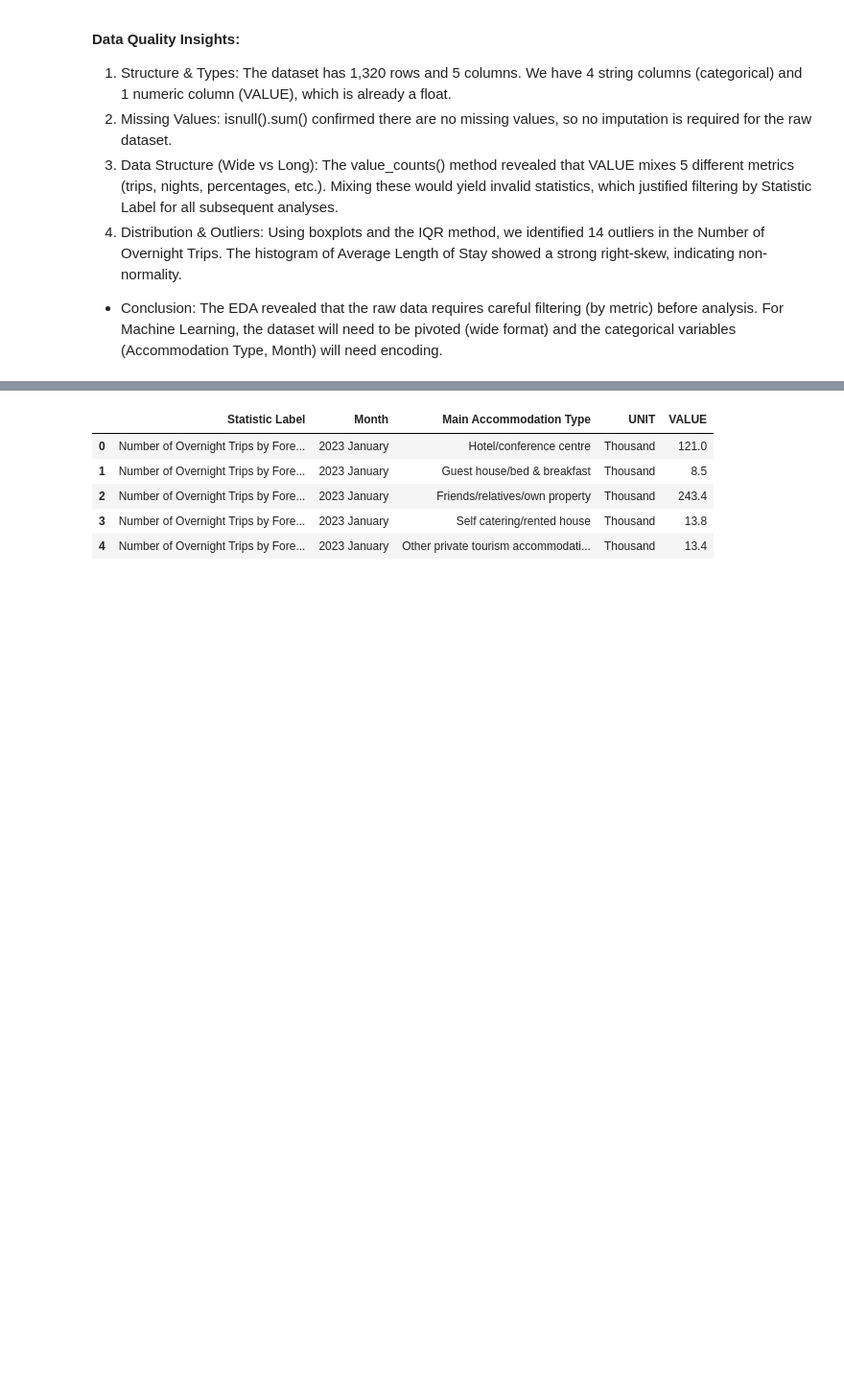
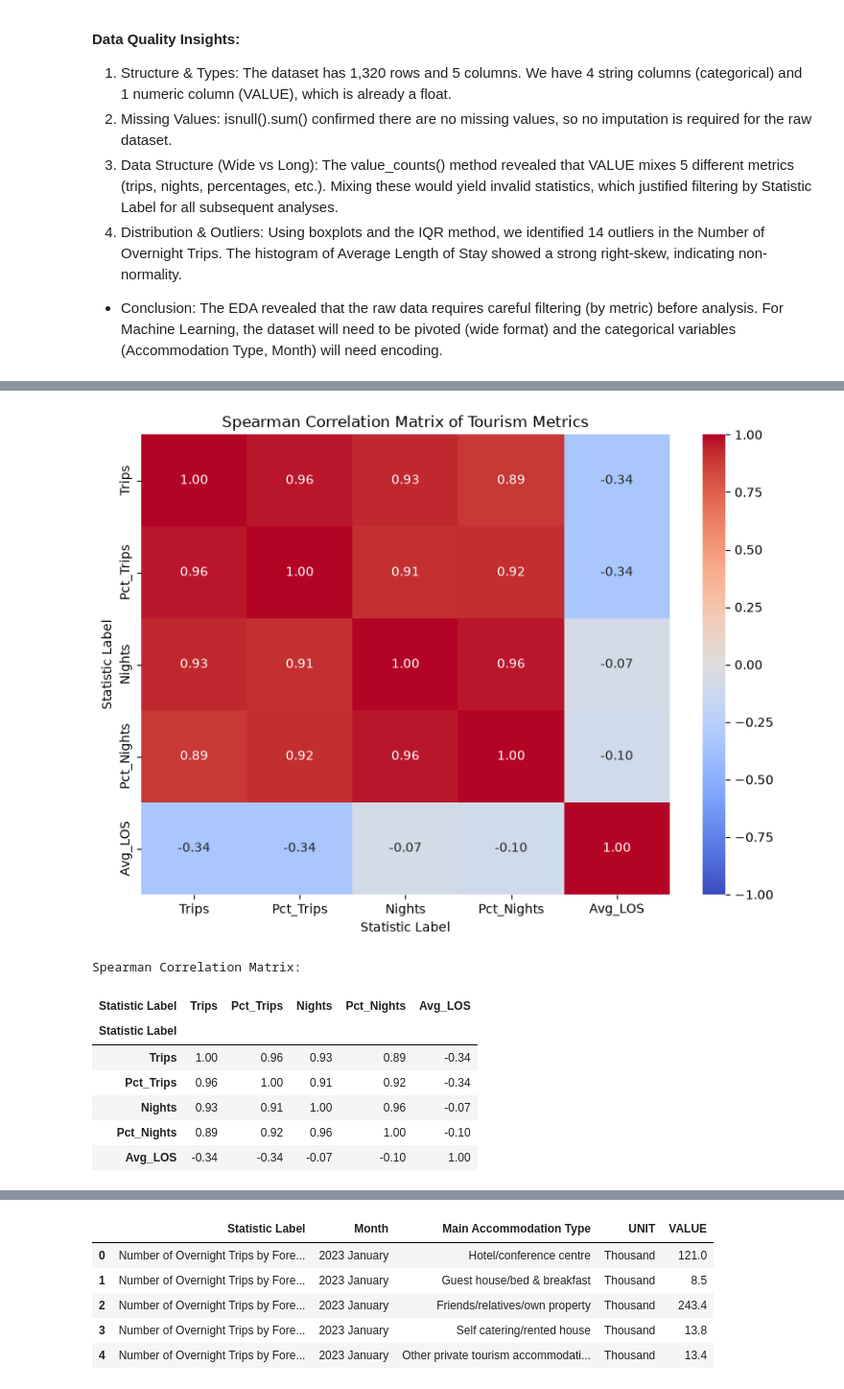
Before and after one commit to 2026628-design/AssignTourism, a Jupyter notebook: TourismDieg.ipynb, the cells around one changed output, grey strips where cells are left out. Shown at 96% size. Drawn from its saved outputs; the diff is of its cells as text; code cells hidden in the pictures; blank space fills up the shorter version.

```diff
--- a/TourismDieg.ipynb
+++ b/TourismDieg.ipynb
@@ -92,0 +97,21 @@ Before applying any statistical models, an Exploratory Data Analysis was conduct
+# %%
+# Pivot dataset to wide format
+ml_df = tourism.pivot_table(
+    index=['Month', 'Main Accommodation Type'],
+    columns='Statistic Label',
+    values='VALUE'
+).reset_index()
+
+# Rename columns using a dictionary
+ml_df = ml_df.rename(columns={
+    'Average Length of Stay of Foreign Visitors': 'Avg_LOS',
+    'Number of Nights by Foreign Visitors': 'Nights',
+    'Number of Overnight Trips by Foreign Visitors': 'Trips',
+    'Percentage of Nights by Foreign Visitors': 'Pct_Nights',
+    'Percentage of Overnight Trips by Foreign Visitors': 'Pct_Trips',
+    'Main Accommodation Type': 'Accommodation'
+})
+
+# Check the column names and the first row to verify the fix
+print("Column names:", ml_df.columns.tolist())
+print(ml_df.head(1))
@@ -92,0 +125,28 @@ Before applying any statistical models, an Exploratory Data Analysis was conduct
+# %%
+
+# 1. Select only the numeric metric columns (exclude text and encoded columns)
+corr_metrics = ml_df[['Trips', 'Pct_Trips', 'Nights', 'Pct_Nights', 'Avg_LOS']]
+
+# 2. Calculate Spearman correlation (robust to non-normal data)
+corr_matrix = corr_metrics.corr(method='spearman')
+
+# 3. Plot the Heatmap
+plt.figure(figsize=(8, 6))
+sns.heatmap(corr_matrix, annot=True, fmt=".2f", cmap='coolwarm', center=0, vmin=-1, vmax=1)
+plt.title('Spearman Correlation Matrix of Tourism Metrics')
+plt.tight_layout()
+plt.show()
+
+# 4. Display the correlation matrix numerically
+print("Spearman Correlation Matrix:")
+display(corr_matrix.round(2))
+# %% [output]
+[figure, added]
+Spearman Correlation Matrix:
+| Statistic Label | Trips | Pct_Trips | Nights | Pct_Nights | Avg_LOS |
+| Statistic Label |  |  |  |  |  |
+| Trips | 1.00 | 0.96 | 0.93 | 0.89 | -0.34 |
+| Pct_Trips | 0.96 | 1.00 | 0.91 | 0.92 | -0.34 |
+| Nights | 0.93 | 0.91 | 1.00 | 0.96 | -0.07 |
+| Pct_Nights | 0.89 | 0.92 | 0.96 | 1.00 | -0.10 |
+| Avg_LOS | -0.34 | -0.34 | -0.07 | -0.10 | 1.00 |
```
Also changed, not shown: parts of 41 cells of this notebook.
